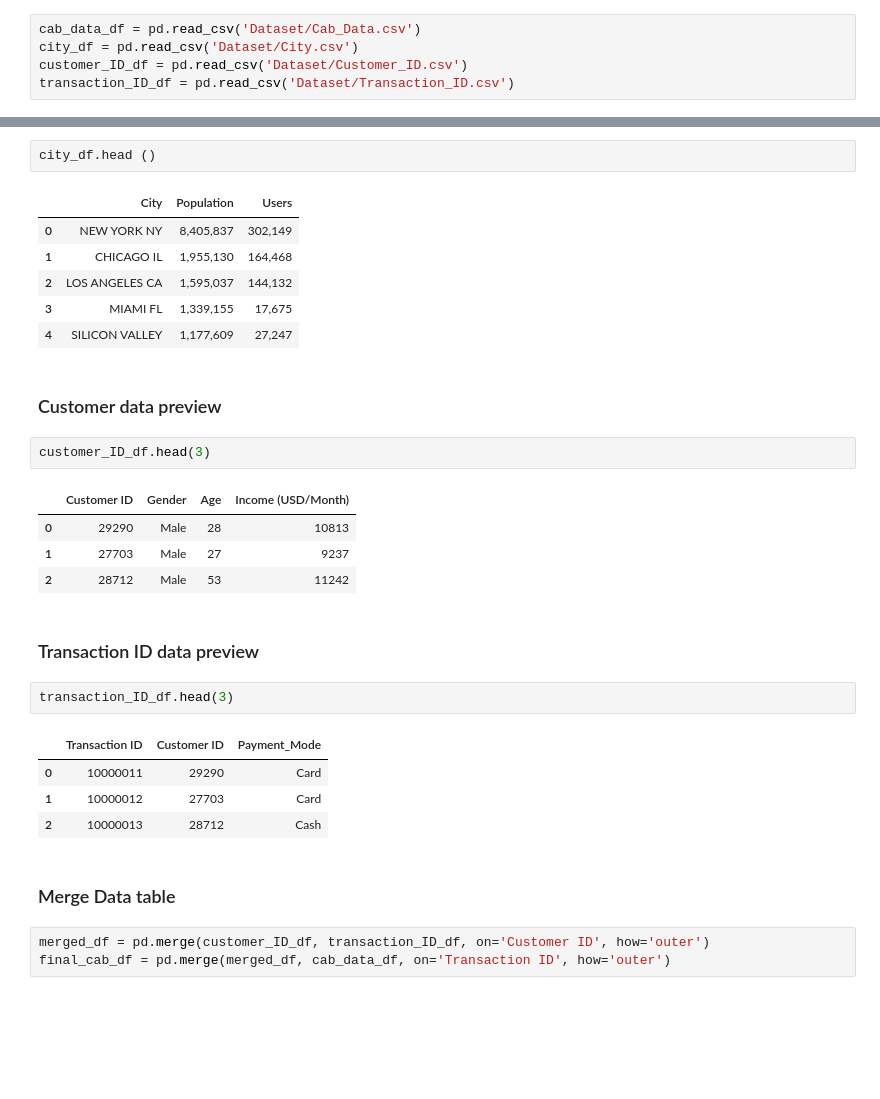
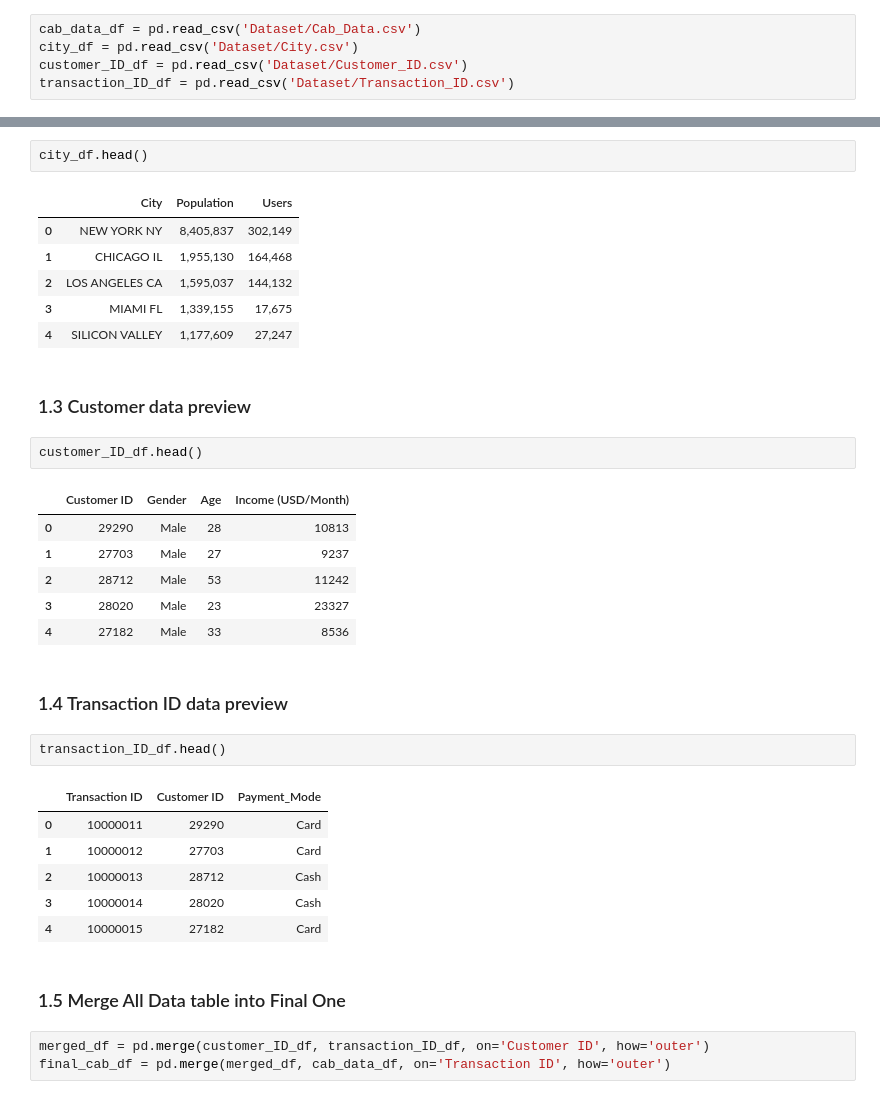
Before and after one commit to darshan-1611-dev/VC, a Jupyter notebook: week 2/EDA_notebook.ipynb, the cells around one changed output, grey strips where cells are left out. Cells and saved outputs as stored; diff of their text form; blank space fills up the shorter version.

```diff
--- a/week 2/EDA_notebook.ipynb
+++ b/week 2/EDA_notebook.ipynb
@@ -35,5 +38,5 @@ cab_data_df
 # %%
-city_df.head ()
+city_df.head()
 # %% [output]
 |  | City | Population | Users |
 | 0 | NEW YORK NY | 8,405,837 | 302,149 |
@@ -42,25 +45,29 @@ city_df.head ()
 | 3 | MIAMI FL | 1,339,155 | 17,675 |
 | 4 | SILICON VALLEY | 1,177,609 | 27,247 |
 # %% [markdown]
-### Customer data preview
+### 1.3 Customer data preview
 # %%
-customer_ID_df.head(3)
+customer_ID_df.head()
 # %% [output]
 |  | Customer ID | Gender | Age | Income (USD/Month) |
 | 0 | 29290 | Male | 28 | 10813 |
 | 1 | 27703 | Male | 27 | 9237 |
 | 2 | 28712 | Male | 53 | 11242 |
+| 3 | 28020 | Male | 23 | 23327 |
+| 4 | 27182 | Male | 33 | 8536 |
 # %% [markdown]
-### Transaction ID data preview
+### 1.4 Transaction ID data preview
 # %%
-transaction_ID_df.head(3)
+transaction_ID_df.head()
 # %% [output]
 |  | Transaction ID | Customer ID | Payment_Mode |
 | 0 | 10000011 | 29290 | Card |
 | 1 | 10000012 | 27703 | Card |
 | 2 | 10000013 | 28712 | Cash |
+| 3 | 10000014 | 28020 | Cash |
+| 4 | 10000015 | 27182 | Card |
 # %% [markdown]
-### Merge Data table
+### 1.5 Merge All Data table into Final One
 # %%
 merged_df = pd.merge(customer_ID_df, transaction_ID_df, on='Customer ID', how='outer')
 final_cab_df = pd.merge(merged_df, cab_data_df, on='Transaction ID', how='outer')
```
Also changed, not shown: parts of 22 cells of this notebook.
